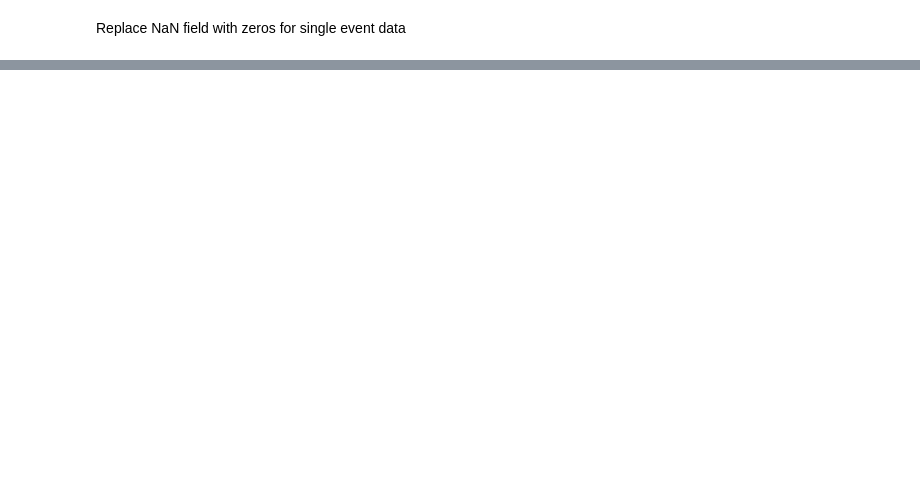
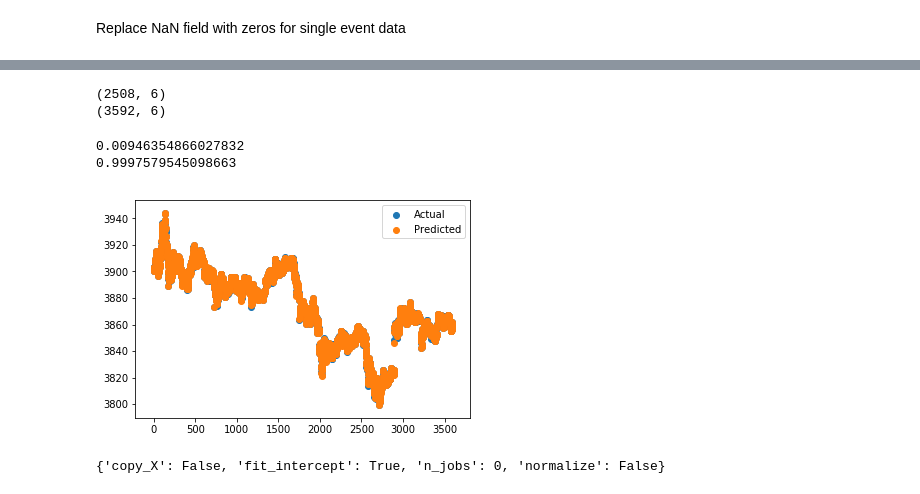
Before and after one commit to machine-learning-2018-2019-fasilkom-ui/ML-Tugas-Akhir, a Jupyter notebook: kernel.ipynb, the cells around one changed output, grey strips where cells are left out. Drawn from its saved outputs; the diff is of its cells as text; code cells hidden in the pictures; blank space fills up the shorter version.

Commit message:
update notebook to include linear regression and rnn

```diff
--- a/kernel.ipynb
+++ b/kernel.ipynb
@@ -114,0 +239,5 @@ bc_history['Weighted_Price'].fillna(value=0, inplace=True)
+# %%
+from sklearn.preprocessing import StandardScaler
+scaler = StandardScaler()
+bc_history[[feature for feature in list(bc_history) if feature != 'Weighted_Price']] = scaler.fit_transform(bc_history[[feature for feature in list(bc_history) if feature != 'Weighted_Price']])
+bc_history
@@ -114,0 +263,63 @@ bc_history['Weighted_Price'].fillna(value=0, inplace=True)
+# %%
+msk = np.random.rand(len(bc_history)) < 0.7
+bc_history_train = bc_history[msk]
+bc_history_test = bc_history[~msk]
+
+y_train = bc_history_train['Weighted_Price']
+X_train = bc_history_train[[feature for feature in list(bc_history) if feature != 'Weighted_Price']]
+
+y_test = bc_history['Weighted_Price']
+X_test = bc_history[[feature for feature in list(bc_history) if feature != 'Weighted_Price']]
+# %%
+from sklearn import metrics, decomposition
+
+pca = decomposition.PCA(n_components=6)
+X_train = pca.fit_transform(X_train)
+X_test = pca.transform(X_test)
+
+print(X_train.shape)
+print(X_test.shape)
+# %% [output]
+(2508, 6)
+(3592, 6)
+# %%
+from sklearn.linear_model import LinearRegression
+import matplotlib.pyplot as plt
+import time
+%matplotlib inline
+
+linear_regression = LinearRegression()
+start = time.time()
+linear_regression.fit(X_train,y_train)
+end = time.time()
+print(end - start)
+predict = linear_regression.predict(X_test)
+print(linear_regression.score(X_test,y_test))
+
+y_len = range(len(y_test))
+y_act = y_test
+plt.scatter(y_len,y_act)
+plt.scatter(y_len,predict)
+plt.gca().legend(('Actual','Predicted'))
+plt.show()
+# %% [output]
+0.00946354866027832
+0.9997579545098663
+[figure, added]
+# %%
+from sklearn.model_selection import GridSearchCV
+
+
+normalize = [False,True]
+n_jobs = [0,1,5,10]
+fit_intercept = [False,True]
+copy_X = [False,True]
+param_grid = dict(normalize=normalize,
+                  fit_intercept=fit_intercept,n_jobs=n_jobs,copy_X=copy_X)
+grid = GridSearchCV(estimator=linear_regression,
+                    param_grid=param_grid,
+                    cv=5)
+grid_result = grid.fit(X_train, y_train)
+grid_result.best_params_
+# %% [output]
+{'copy_X': False, 'fit_intercept': True, 'n_jobs': 0, 'normalize': False}
```
Also changed, not shown: parts of 22 cells of this notebook.
